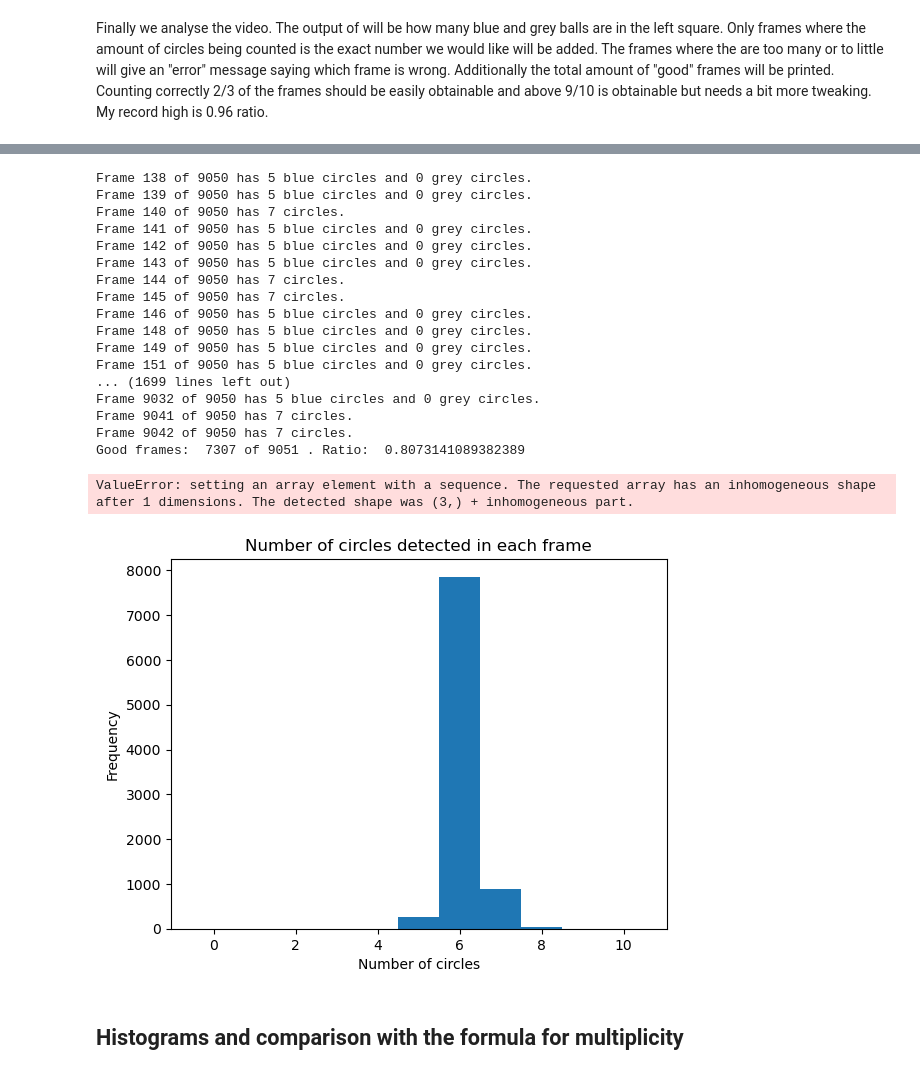
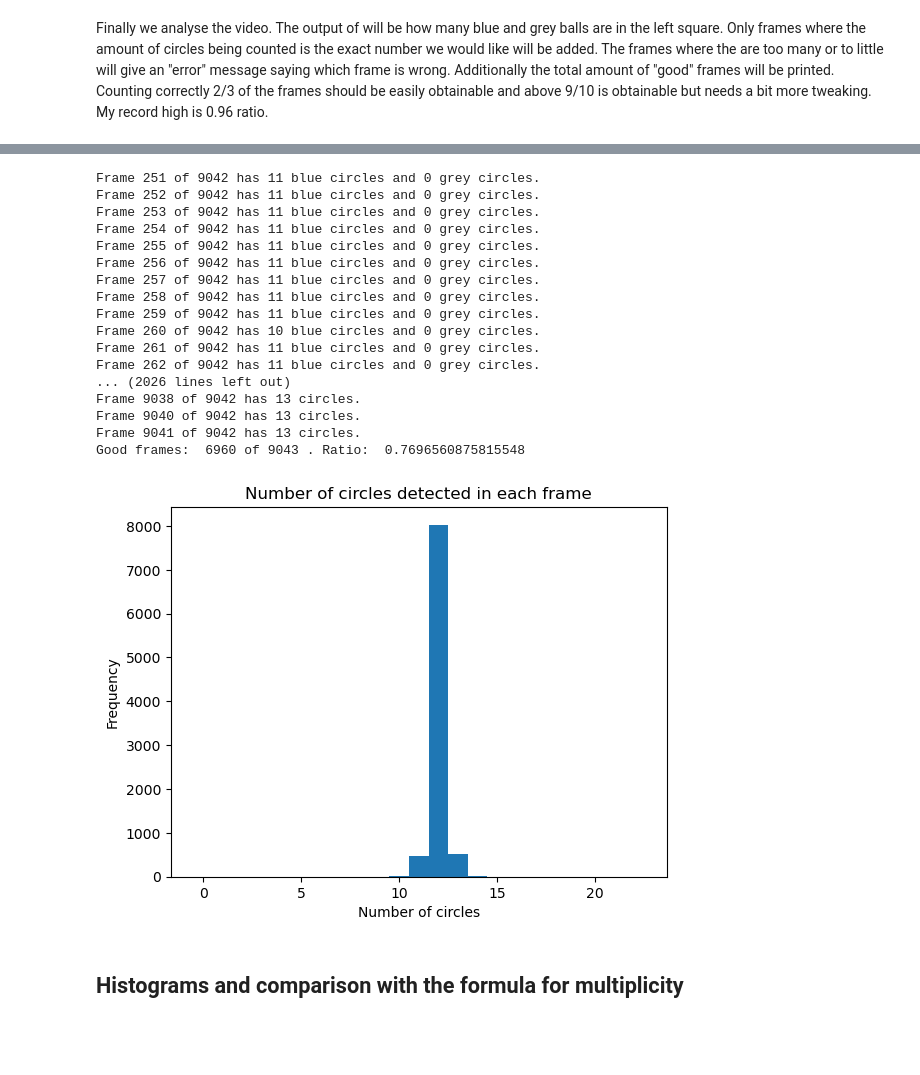
Before and after one commit to Focus9752/termo-lab, a Jupyter notebook: Den Anden Lov/Kattebolde_tælleren.ipynb, the cells around one changed output, grey strips where cells are left out. Cells and saved outputs as stored; diff of their text form; code cells hidden in the pictures; blank space fills up the shorter version.

```diff
--- a/Den Anden Lov/Kattebolde_tælleren.ipynb
+++ b/Den Anden Lov/Kattebolde_tælleren.ipynb
@@ -21,7 +21,7 @@ import numpy as np
 # %% [markdown]
 Before we start the image recognition, we should crop the image, so only the section of interest is left. Additionally we should set a center line, that divides the box.
 # %%
-file = r'C:\Users\marcu\OneDrive\Documents\GitHub\termo-lab\Den Anden Lov\videoer\6_blå_bolde.mov' # Name of the video file
+file = r'C:\Users\marcu\OneDrive\Documents\GitHub\termo-lab\Den Anden Lov\videoer\12_blå_bolde.mov' # Name of the video file
 cap = cv2.VideoCapture(file) # Open the video file
 num_frames = int(cap.get(cv2.CAP_PROP_FRAME_COUNT)) # Get the number of frames in the video
 
@@ -98,11 +98,11 @@ maxr = 55
 # Setting the kernel size for the blurring. Can only be odd numbers
 ksize = 7
 # %%
-true_N_circles = 6
+true_N_circles = 12
 
 # Setting the parameters for the HoughCircles function
 dp = 1.7
-mindist = 40
+mindist = 50
 par1 = 30
 par2 = 35
 minr = 40
@@ -155,7 +155,7 @@ Finally we analyse the video. The output of will be how many blue and grey balls
 # %%
 
 cap = cv2.VideoCapture(file) # Opening the video file
-N_b, N_g = 6,0 # Expected number of blue and grey balls
+N_b, N_g = 12,0 # Expected number of blue and grey balls
 N = N_b + N_g # Expected number of circles to detect
 blue_in_left, grey_in_left = [] , [] # Making lists to store the number of blue and grey circles in the left side of the screen
 c_count = [] # Making a list to store the number of circles detected in each frame
@@ -211,7 +211,7 @@ plt.ylabel('Frequency')
 plt.title('Number of circles detected in each frame')
 
 # Save the amount of blue and grey balls in the left side of the screen, as well as c_count in a .npy file
-np.savez('6_blå_bolde.npz', blue_in_left=blue_in_left, grey_in_left=grey_in_left, c_count=c_count)
+np.savez('12_blå_bolde.npz', blue_in_left=blue_in_left, grey_in_left=grey_in_left, c_count=c_count)
 
 cap.release() # Closing the video file
 # %% [output]
@@ -235,22 +235,21 @@ Frame 131 of 9050 has 7 circles.
-Frame 138 of 9050 has 5 blue circles and 0 grey circles.
-Frame 139 of 9050 has 5 blue circles and 0 grey circles.
-Frame 140 of 9050 has 7 circles.
-Frame 141 of 9050 has 5 blue circles and 0 grey circles.
-Frame 142 of 9050 has 5 blue circles and 0 grey circles.
-Frame 143 of 9050 has 5 blue circles and 0 grey circles.
-Frame 144 of 9050 has 7 circles.
-Frame 145 of 9050 has 7 circles.
-Frame 146 of 9050 has 5 blue circles and 0 grey circles.
-Frame 148 of 9050 has 5 blue circles and 0 grey circles.
-Frame 149 of 9050 has 5 blue circles and 0 grey circles.
-Frame 151 of 9050 has 5 blue circles and 0 grey circles.
-... (1699 lines left out)
-Frame 9032 of 9050 has 5 blue circles and 0 grey circles.
-Frame 9041 of 9050 has 7 circles.
-Frame 9042 of 9050 has 7 circles.
-Good frames:  7307 of 9051 . Ratio:  0.8073141089382389
+Frame 251 of 9042 has 11 blue circles and 0 grey circles.
+Frame 252 of 9042 has 11 blue circles and 0 grey circles.
+Frame 253 of 9042 has 11 blue circles and 0 grey circles.
+Frame 254 of 9042 has 11 blue circles and 0 grey circles.
+Frame 255 of 9042 has 11 blue circles and 0 grey circles.
+Frame 256 of 9042 has 11 blue circles and 0 grey circles.
+Frame 257 of 9042 has 11 blue circles and 0 grey circles.
+Frame 258 of 9042 has 11 blue circles and 0 grey circles.
+Frame 259 of 9042 has 11 blue circles and 0 grey circles.
+Frame 260 of 9042 has 10 blue circles and 0 grey circles.
+Frame 261 of 9042 has 11 blue circles and 0 grey circles.
+Frame 262 of 9042 has 11 blue circles and 0 grey circles.
+... (2026 lines left out)
+Frame 9038 of 9042 has 13 circles.
+Frame 9040 of 9042 has 13 circles.
+Frame 9041 of 9042 has 13 circles.
+Good frames:  6960 of 9043 . Ratio:  0.7696560875815548
-ValueError: setting an array element with a sequence. The requested array has an inhomogeneous shape after 1 dimensions. The detected shape was (3,) + inhomogeneous part.
-[figure, old version]
+[figure, new version]
 # %%
 # Read data from saved file(s)
 data = np.load('6_blå_bolde.npz')
```
Also changed, not shown: parts of 5 cells of this notebook, 2 other files.
